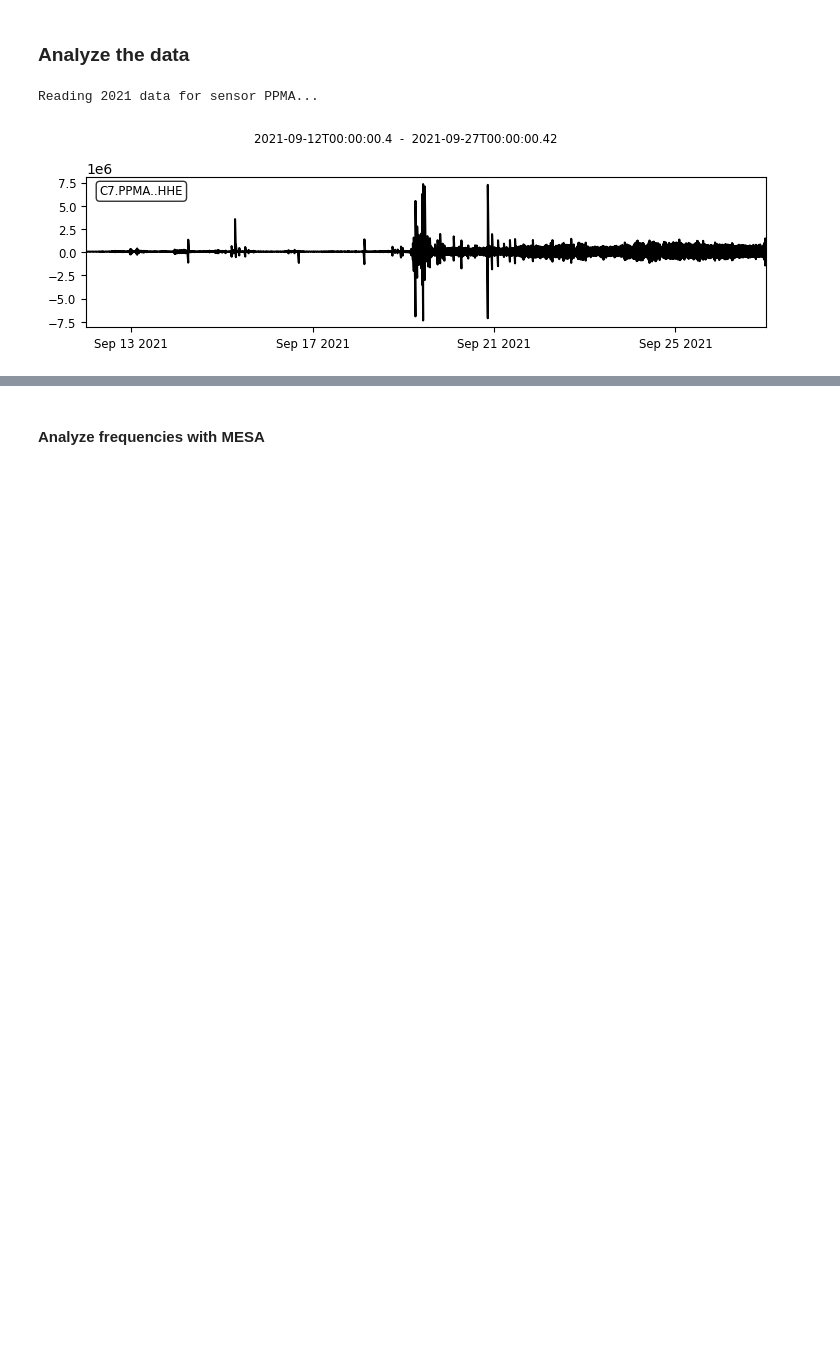
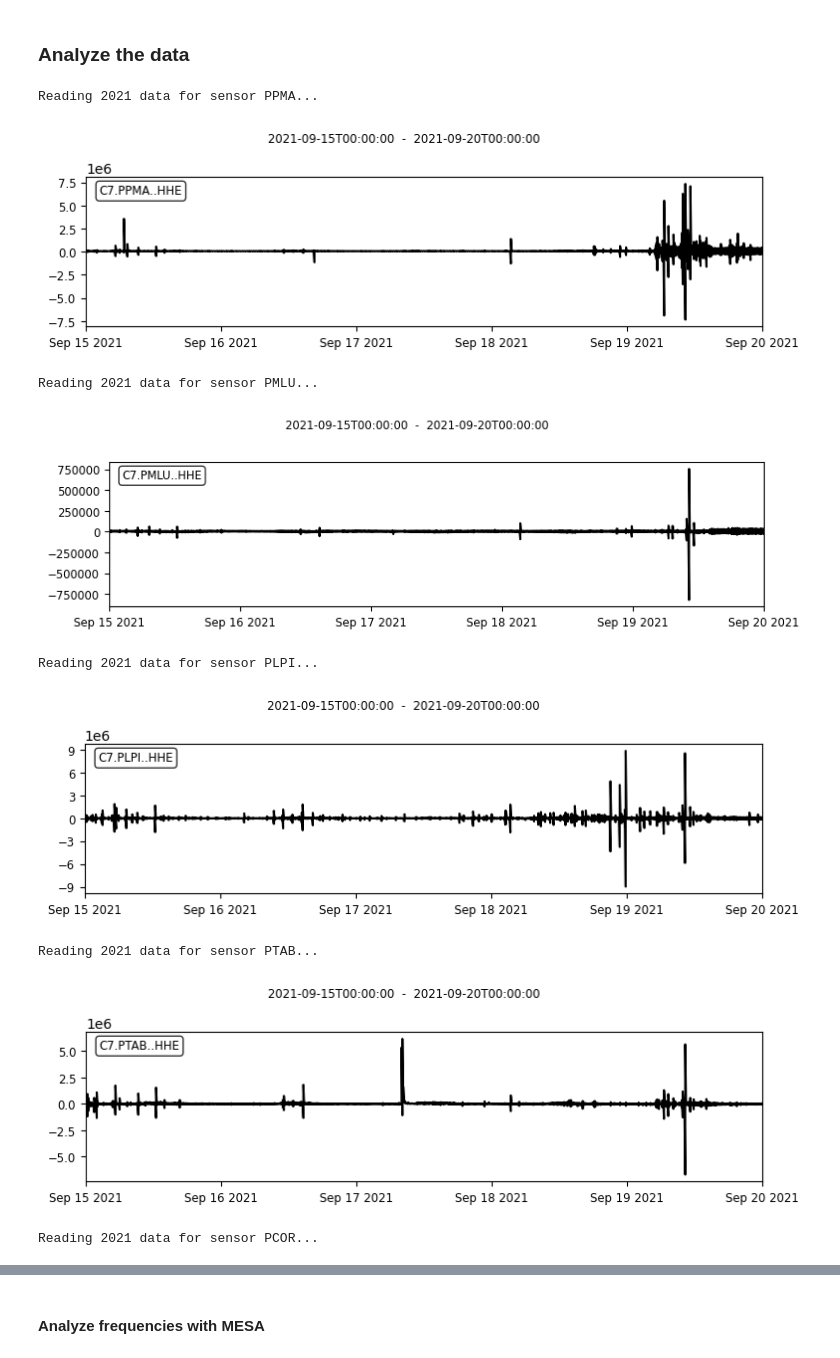
Before and after one commit to CoDaSLab/MSPC-Seismic, a Jupyter notebook: exploration/IGARSS.ipynb, the cells around one changed output, grey strips where cells are left out. Drawn from its saved outputs; the diff is of its cells as text; code cells hidden in the pictures; blank space fills up the shorter version.

```diff
--- a/exploration/IGARSS.ipynb
+++ b/exploration/IGARSS.ipynb
@@ -39,7 +43,7 @@ sensors_lp = sensors[
 # %%
 from datetime import datetime, timedelta
-starttime = datetime(2021, 9, 14)
-endtime = datetime(2021, 9, 26)
+starttime = datetime(2021, 9, 15)
+endtime = datetime(2021, 9, 20)
 data_path = "/SCRATCH/TIC270/gsus/data/involcan/mseed/"
 channels = ["HHE", "HHN", "HHZ"]
 sensors = eruption_sensors
@@ -49,11 +56,24 @@ sensors = eruption_sensors
 ### Analyze the data
 # %%
 import obspy
-sensor_id = 2
-print(f"Reading 2021 data for sensor {eruption_sensors[sensor_id]}...")
-st = obspy.read(f"{data_path}/C7.{eruption_sensors[sensor_id]}.*.2021.*")
-st.merge()
-st.plot();
+from obspy.core import UTCDateTime
+
+ST = []
+sensor_ids = [2,3,4,5,6,7,]
+for sensor_id in sensor_ids:
+    print(f"Reading 2021 data for sensor {eruption_sensors[sensor_id]}...")
+    st = obspy.read(f"{data_path}/C7.{eruption_sensors[sensor_id]}.*.2021.*",
+                    starttime=UTCDateTime(starttime), endtime=UTCDateTime(endtime))
+    st.merge()
+    st.plot();
+    ST.append(st)
 # %% [output]
 Reading 2021 data for sensor PPMA...
-[figure, old version]
+[figure, new version]
+Reading 2021 data for sensor PMLU...
+[figure, added]
+Reading 2021 data for sensor PLPI...
+[figure, added]
+Reading 2021 data for sensor PTAB...
+[figure, added]
+Reading 2021 data for sensor PCOR...
```
Also changed, not shown: parts of 10 cells of this notebook.
